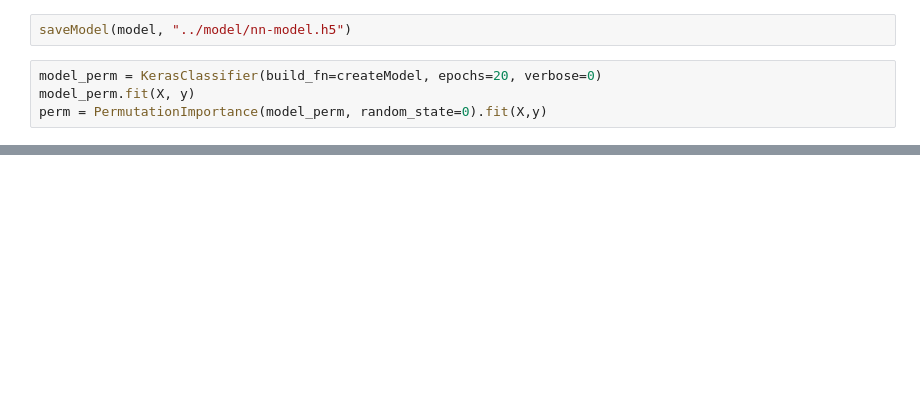
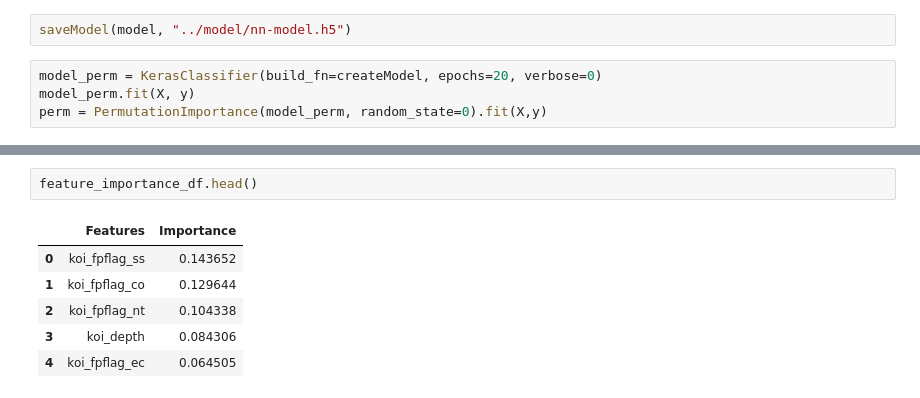
Before and after one commit to aditeyabaral/kepler-exoplanet-analysis, a Jupyter notebook: src/Neural_Network.ipynb, the cells around one changed output, grey strips where cells are left out. Saved outputs shown, nothing was run; the diff lists cells and outputs as text; blank space fills up the shorter version.

```diff
--- a/src/Neural_Network.ipynb
+++ b/src/Neural_Network.ipynb
@@ -166,0 +183,9 @@ eli5.explain_weights(perm, feature_names = TO_USE)
+# %%
+feature_importance_df.head()
+# %% [output]
+|  | Features | Importance |
+| 0 | koi_fpflag_ss | 0.143652 |
+| 1 | koi_fpflag_co | 0.129644 |
+| 2 | koi_fpflag_nt | 0.104338 |
+| 3 | koi_depth | 0.084306 |
+| 4 | koi_fpflag_ec | 0.064505 |
```
Also changed, not shown: parts of 7 cells of this notebook.
